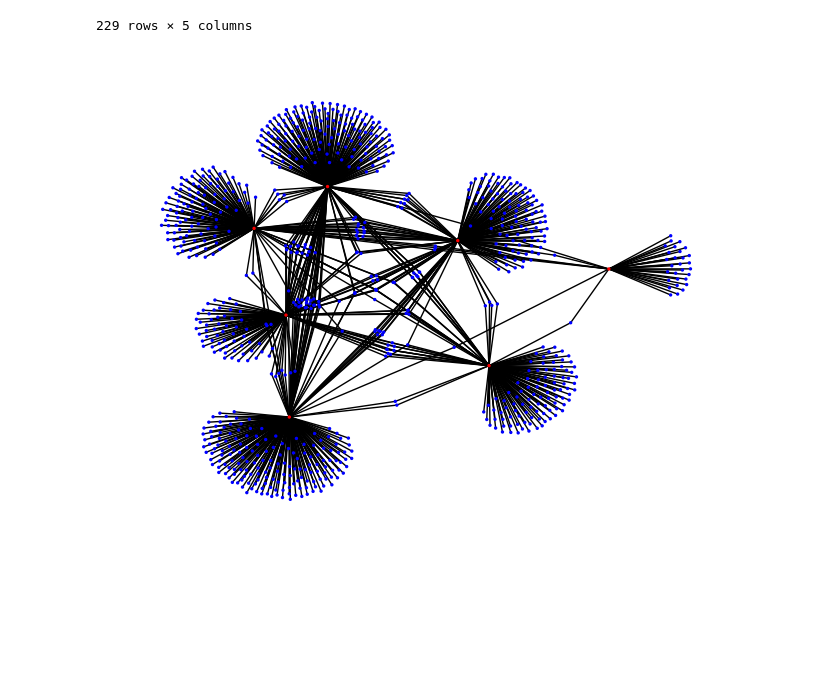
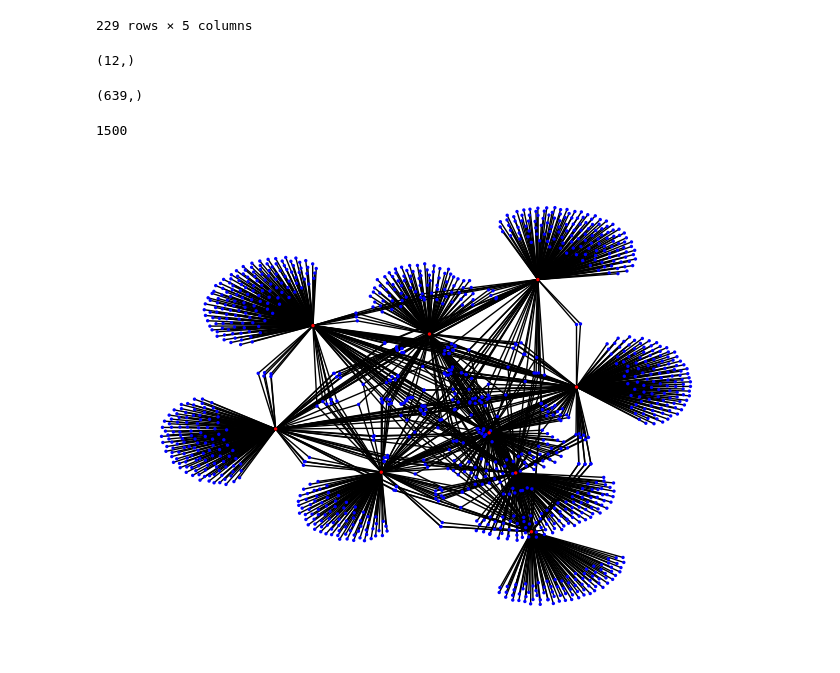
Before and after one commit to suchanuchp/dse-random-walk, a Jupyter notebook: notebooks/DSE Random Walks.ipynb, the cells around one changed output. Saved outputs shown, nothing was run; the diff lists cells and outputs as text; code cells hidden in the pictures; blank space fills up the shorter version.

```diff
--- a/notebooks/DSE Random Walks.ipynb
+++ b/notebooks/DSE Random Walks.ipynb
@@ -425,11 +995,23 @@ df_ds_ft
 229 rows × 5 columns
 # %%
 def visualize_graph(df, col1='STITCH', col2='Individual Side Effect', n=1000):
-    poi = df_ds[[col1, col2]].head(n)
+    poi = df[[col1, col2]].head(n)
     Gp = nx.Graph()
     Gp.add_edges_from(list(poi.itertuples(index=False, name=None)))
+    print(Gp.number_of_edges())
     nx.draw(Gp, node_size=2, node_color= ['red' if node.startswith('CID') else 'blue' for node in Gp.nodes])
 
-visualize_graph(df_ds, n=1000)
+# visualize_graph(df_ds, n=1000)
-# %% [output]
-[figure, removed]
+# %%
+df_ds.head(2000).STITCH.unique().shape
+# %% [output]
+(12,)
+# %%
+df_ds.STITCH.unique().shape
+# %% [output]
+(639,)
+# %%
+visualize_graph(df_ds, n=1500)
+# %% [output]
+1500
+[figure, added]
```
Also changed, not shown: parts of 81 cells of this notebook.
